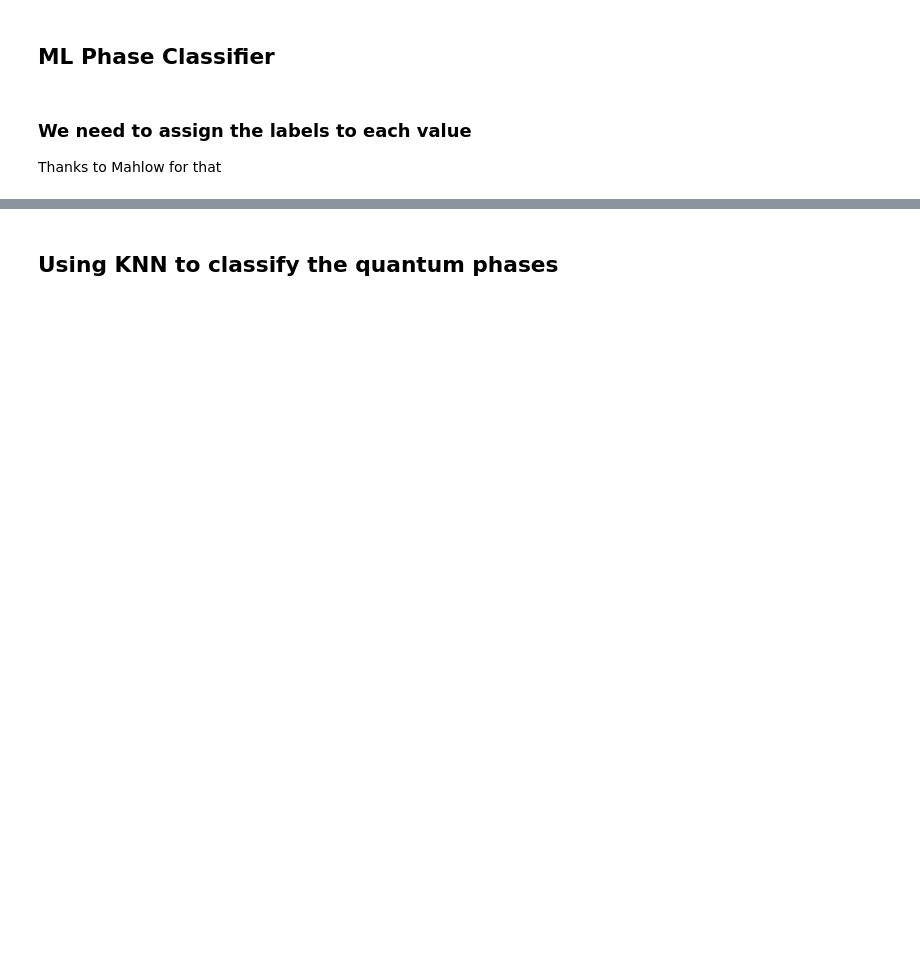
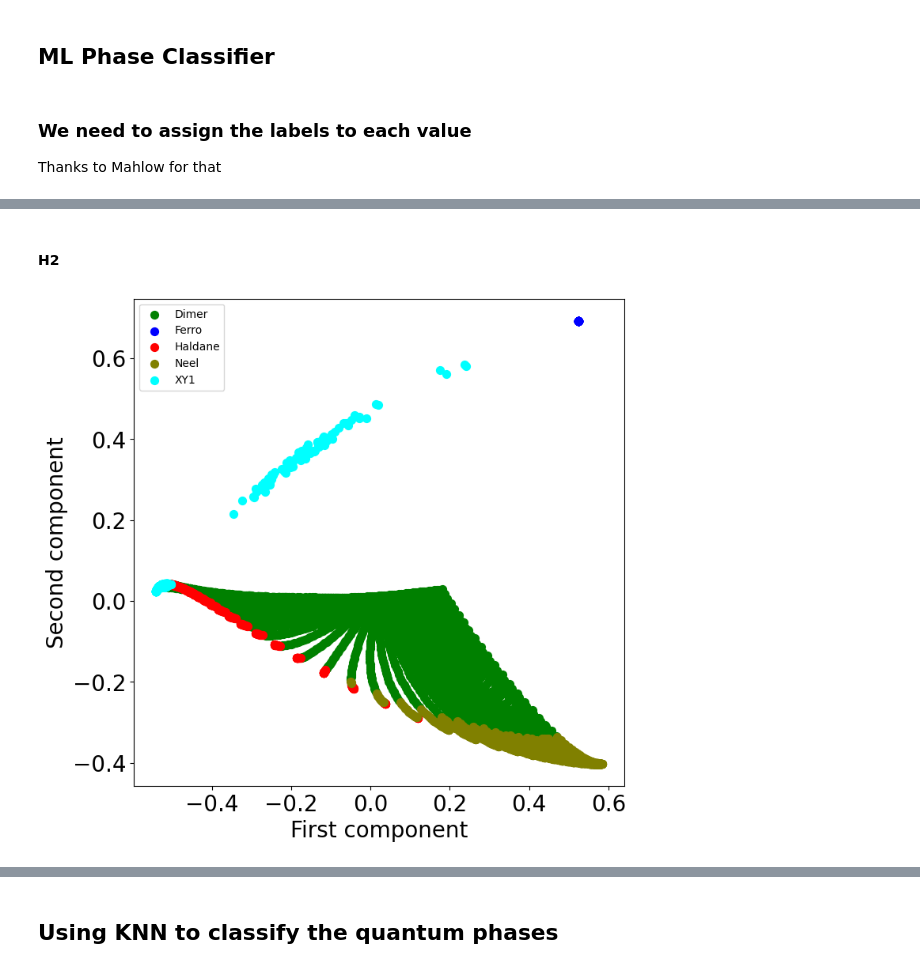
Before and after one commit to eru-iluv/Phase-Classifier, a Jupyter notebook: main.ipynb, the cells around one changed output, grey strips where cells are left out. Cells and saved outputs as stored; diff of their text form; code cells hidden in the pictures; blank space fills up the shorter version.

```diff
--- a/main.ipynb
+++ b/main.ipynb
@@ -193,6 +193,7 @@ def read_correlations(N: int) -> dict[str, pd.DataFrame]:
     }
     for i in range(1,4):
         dfs_corr[f'H{i}'] = pd.read_csv(f'data/H{i}/N={N}.csv')
+        dfs_corr[f'H{i}']['knn'] =  np.empty(dfs_corr[f'H{i}'].shape[0])
 
     assign_labels(dfs_corr)
 
@@ -228,0 +251,6 @@ PCA_transform(dfs_corr['H3'])
+# %% [markdown]
+#### H2
+# %%
+PCA_transform(dfs_corr['H2'])
+# %% [output]
+[figure, added]
```
Also changed, not shown: parts of 18 cells of this notebook, 2 other files.
